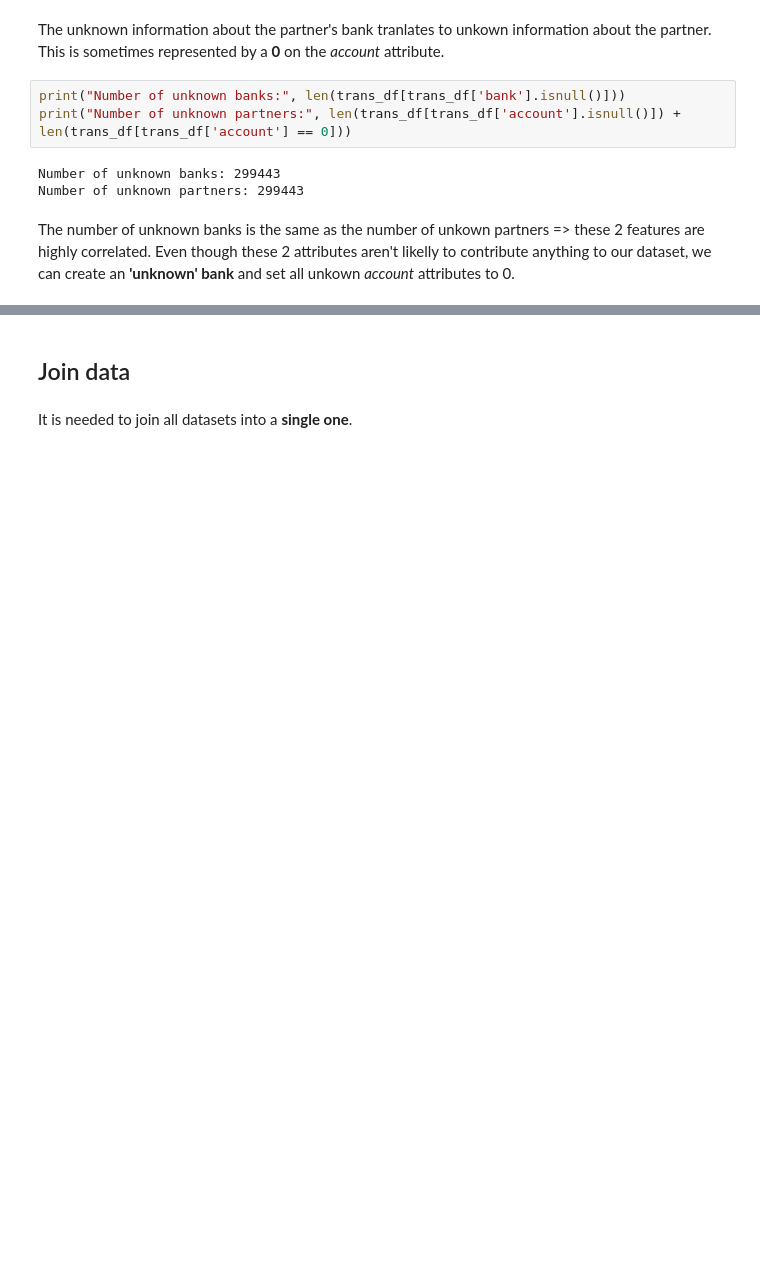
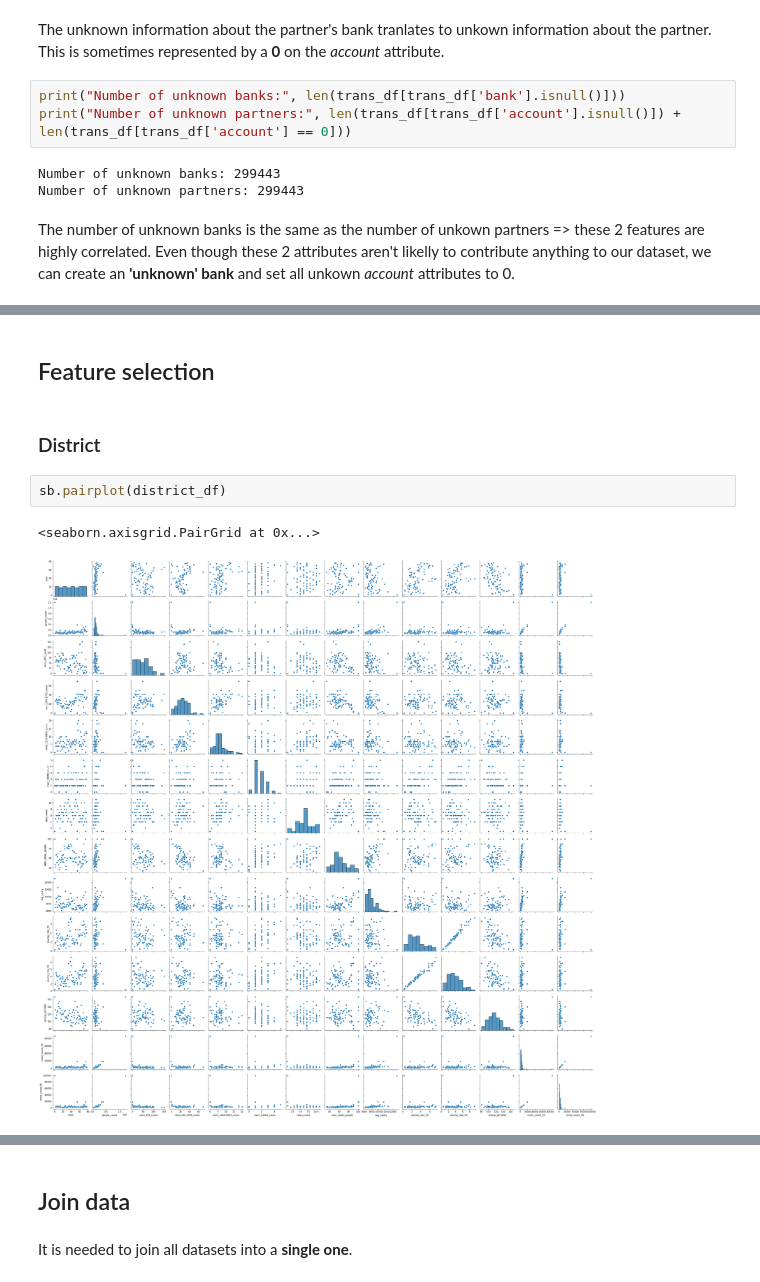
Before and after one commit to JoaoCostaIFG/AC, a Jupyter notebook: Banking.ipynb, the cells around one changed output, grey strips where cells are left out. Drawn from its saved outputs; the diff is of its cells as text; blank space fills up the shorter version.

```diff
--- a/Banking.ipynb
+++ b/Banking.ipynb
@@ -339,3 +362,12 @@ trans_df.head()
 | 2 | 3393738 | 11265 | 930114 | credit | credit in cash | 1000.0 | 1000.0 | no_symbol | unknown | 0.0 |
 | 3 | 3122924 | 10364 | 930117 | credit | credit in cash | 1100.0 | 1100.0 | no_symbol | unknown | 0.0 |
 | 4 | 1121963 | 3834 | 930119 | credit | credit in cash | 700.0 | 700.0 | no_symbol | unknown | 0.0 |
+# %% [markdown]
+## Feature selection
+# %% [markdown]
+### District
+# %%
+sb.pairplot(district_df)
+# %% [output]
+<seaborn.axisgrid.PairGrid at 0x...>
+[figure, added]
```
Also changed, not shown: parts of 29 cells of this notebook, 2 other files.
